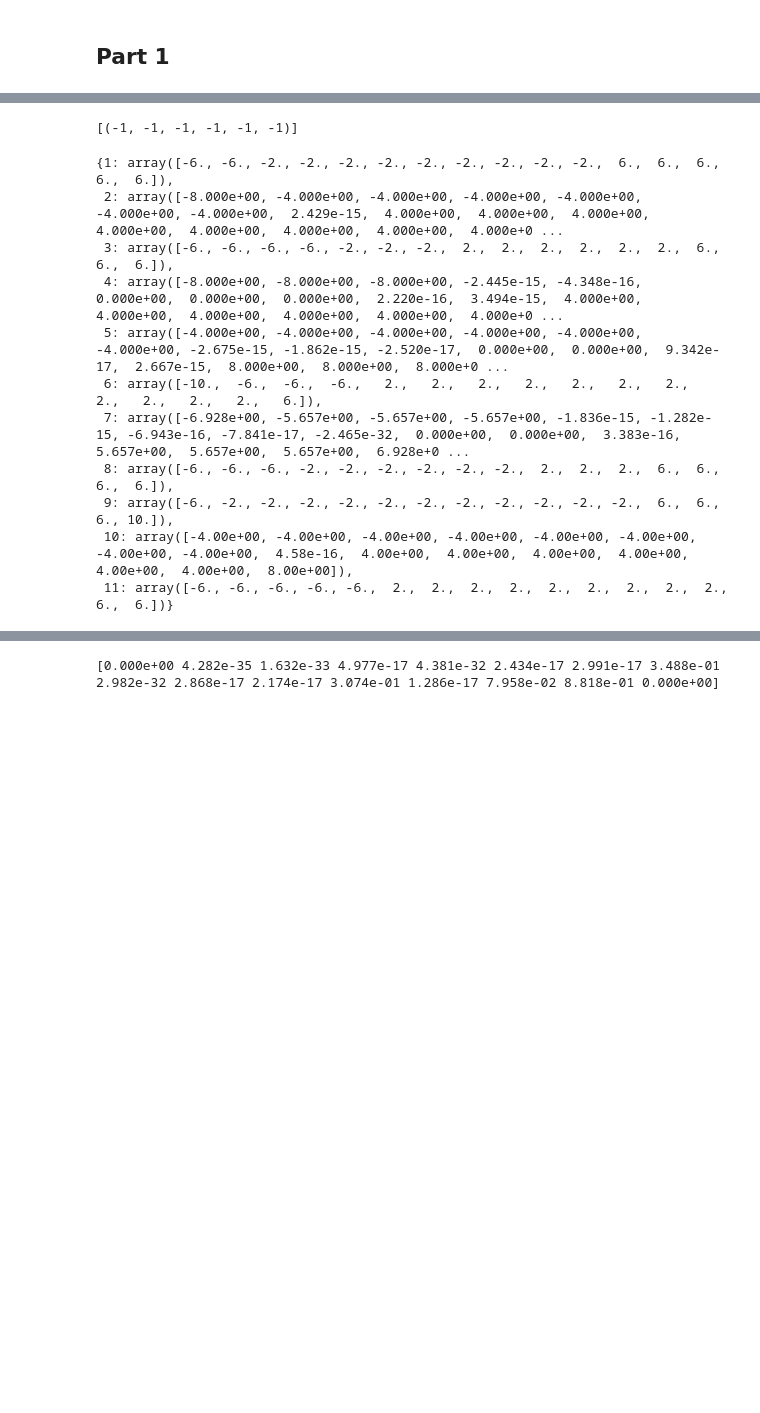
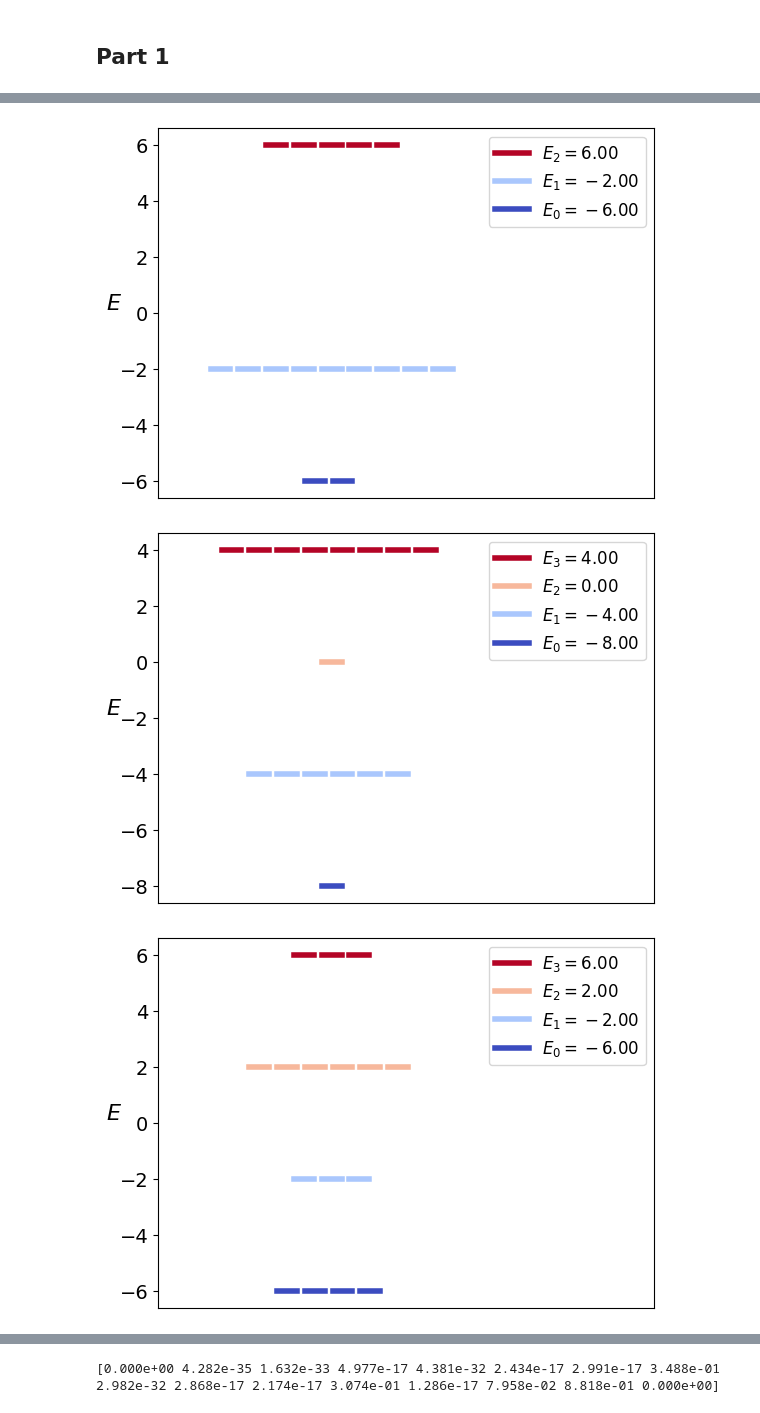
Before and after one commit to Waterbird20/QuantumChallenge, a Jupyter notebook: Prob3/src/prob3.ipynb, the cells around one changed output, grey strips where cells are left out. Drawn from its saved outputs; the diff is of its cells as text; code cells hidden in the pictures; blank space fills up the shorter version.

Commit message:
Add figures and writing report

```diff
--- a/Prob3/src/prob3.ipynb
+++ b/Prob3/src/prob3.ipynb
@@ -106,5 +108,5 @@ class H_sg():
 # %%
 result = {}
 for i in itertools.product([1,-1], repeat=6):
-    temp = H_sg(i, [0,0,0,0])
-    result[i] = temp.e_val
+    temp = H_sg(i, [0,0,0,0]).eigenSpectrum()
+    result[i] = temp
@@ -144,21 +128,53 @@ for key, item in result.items():
         idx += 1
         check_same[idx] = [key]
         eig_spectrum[idx] = item
-# %%
-check_same[11]
-# %% [output]
-[(-1, -1, -1, -1, -1, -1)]
-# %%
-eig_spectrum
-# %% [output]
-{1: array([-6., -6., -2., -2., -2., -2., -2., -2., -2., -2., -2.,  6.,  6.,  6.,  6.,  6.]),
- 2: array([-8.000e+00, -4.000e+00, -4.000e+00, -4.000e+00, -4.000e+00, -4.000e+00, -4.000e+00,  2.429e-15,  4.000e+00,  4.000e+00,  4.000e+00,  4.000e+00,  4.000e+00,  4.000e+00,  4.000e+00,  4.000e+0 ...
- 3: array([-6., -6., -6., -6., -2., -2., -2.,  2.,  2.,  2.,  2.,  2.,  2.,  6.,  6.,  6.]),
- 4: array([-8.000e+00, -8.000e+00, -8.000e+00, -2.445e-15, -4.348e-16,  0.000e+00,  0.000e+00,  0.000e+00,  2.220e-16,  3.494e-15,  4.000e+00,  4.000e+00,  4.000e+00,  4.000e+00,  4.000e+00,  4.000e+0 ...
- 5: array([-4.000e+00, -4.000e+00, -4.000e+00, -4.000e+00, -4.000e+00, -4.000e+00, -2.675e-15, -1.862e-15, -2.520e-17,  0.000e+00,  0.000e+00,  9.342e-17,  2.667e-15,  8.000e+00,  8.000e+00,  8.000e+0 ...
- 6: array([-10.,  -6.,  -6.,  -6.,   2.,   2.,   2.,   2.,   2.,   2.,   2.,   2.,   2.,   2.,   2.,   6.]),
- 7: array([-6.928e+00, -5.657e+00, -5.657e+00, -5.657e+00, -1.836e-15, -1.282e-15, -6.943e-16, -7.841e-17, -2.465e-32,  0.000e+00,  0.000e+00,  3.383e-16,  5.657e+00,  5.657e+00,  5.657e+00,  6.928e+0 ...
- 8: array([-6., -6., -6., -2., -2., -2., -2., -2., -2.,  2.,  2.,  2.,  6.,  6.,  6.,  6.]),
- 9: array([-6., -2., -2., -2., -2., -2., -2., -2., -2., -2., -2., -2.,  6.,  6.,  6., 10.]),
- 10: array([-4.00e+00, -4.00e+00, -4.00e+00, -4.00e+00, -4.00e+00, -4.00e+00, -4.00e+00, -4.00e+00,  4.58e-16,  4.00e+00,  4.00e+00,  4.00e+00,  4.00e+00,  4.00e+00,  4.00e+00,  8.00e+00]),
- 11: array([-6., -6., -6., -6., -6.,  2.,  2.,  2.,  2.,  2.,  2.,  2.,  2.,  2.,  6.,  6.])}
+# %%
+def plot_energy_level(energy_levels):
+    fig, ax = plt.subplots()
+    cmap = mpl.colormaps["coolwarm"]
+    max_e = np.max(list(energy_levels.keys()))
+    min_e = np.min(list(energy_levels.keys()))
+    normalize = mpl.colors.Normalize(vmin=min_e, vmax=max_e)
+
+    for idx, (energy, num) in enumerate(energy_levels.items()):
+        unit_length = 0.04
+        start = 0.35 - ((num // 2) * 1.4 + 0.5) * unit_length if num % 2 == 1 else 0.35 + (0.05 - (num // 2) * 1.4) * unit_length
+        color = cmap(normalize(energy))
+
+        label = "$E_{} = {:.2f}$".format(idx, energy)
+
+        for i in range(num):
+            if i == 0:  # Add label only for the first line at this energy level
+                ax.axhline(energy, start, start + unit_length, color=color, label=label, linewidth=4.0)
+            else:
+                ax.axhline(energy, start, start + unit_length, color=color, linewidth=4.0)
+            start += unit_length * 1.4
+    handles, labels = ax.get_legend_handles_labels()
+
+    ax.set_ylabel(r"$E$", rotation=0, fontsize=16)
+    ax.tick_params(axis='y', which='major', labelsize=14)
+    ax.legend(handles[::-1], labels[::-1], loc='upper right', fontsize=12)
+    ax.get_xaxis().set_ticks([])
+
+    #ax.grid()
+    return fig, ax
+idx = 1
+for i in eig_spectrum.values():
+    energy_level = {}
+    for j in i:
+        isIn = False
+        for key, item in energy_level.items():
+            if np.abs(key - j) < 1e-8:
+                energy_level[key] += 1
+                isIn = True
+                break
+        if not isIn:
+            energy_level[j] = 1
+
+    fig, ax = plot_energy_level(energy_level)
+    fig.savefig("../report/figure/class_{}.pdf".format(idx))
+    idx += 1
+# %% [output]
+[figure, added]
+[figure, added]
+[figure, added]
```
Also changed, not shown: parts of 11 cells of this notebook, 48 other files.
